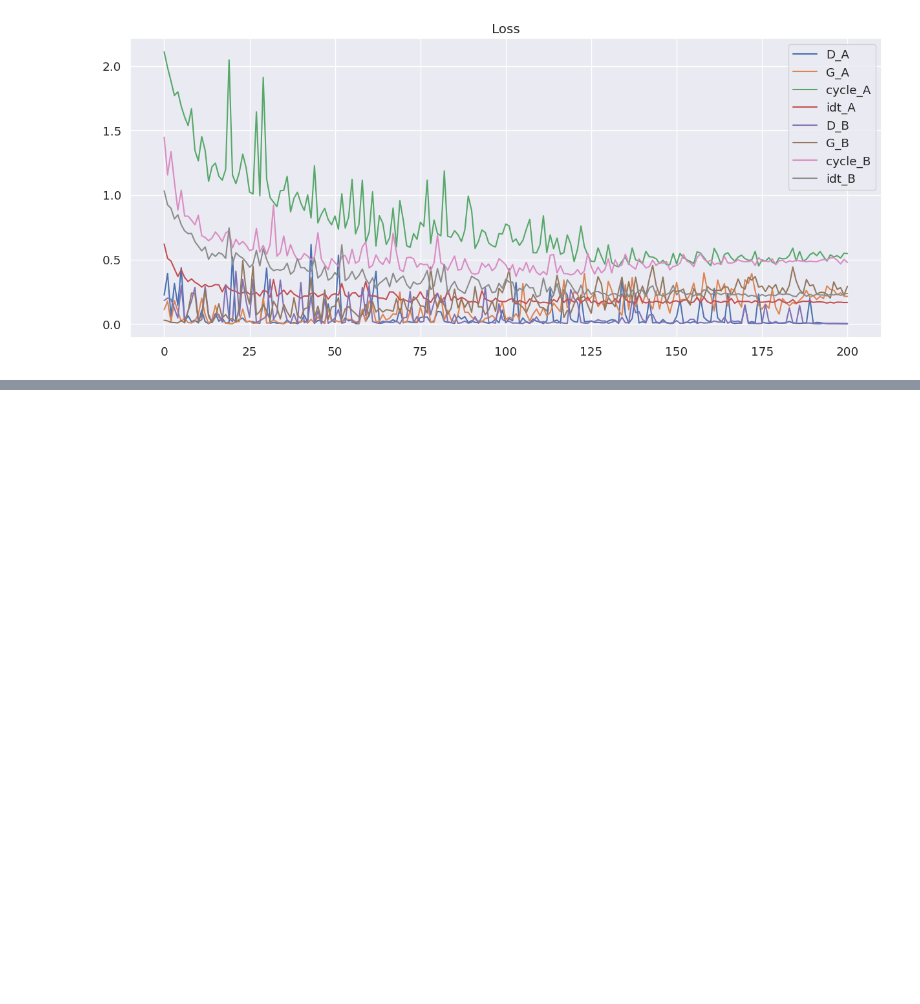
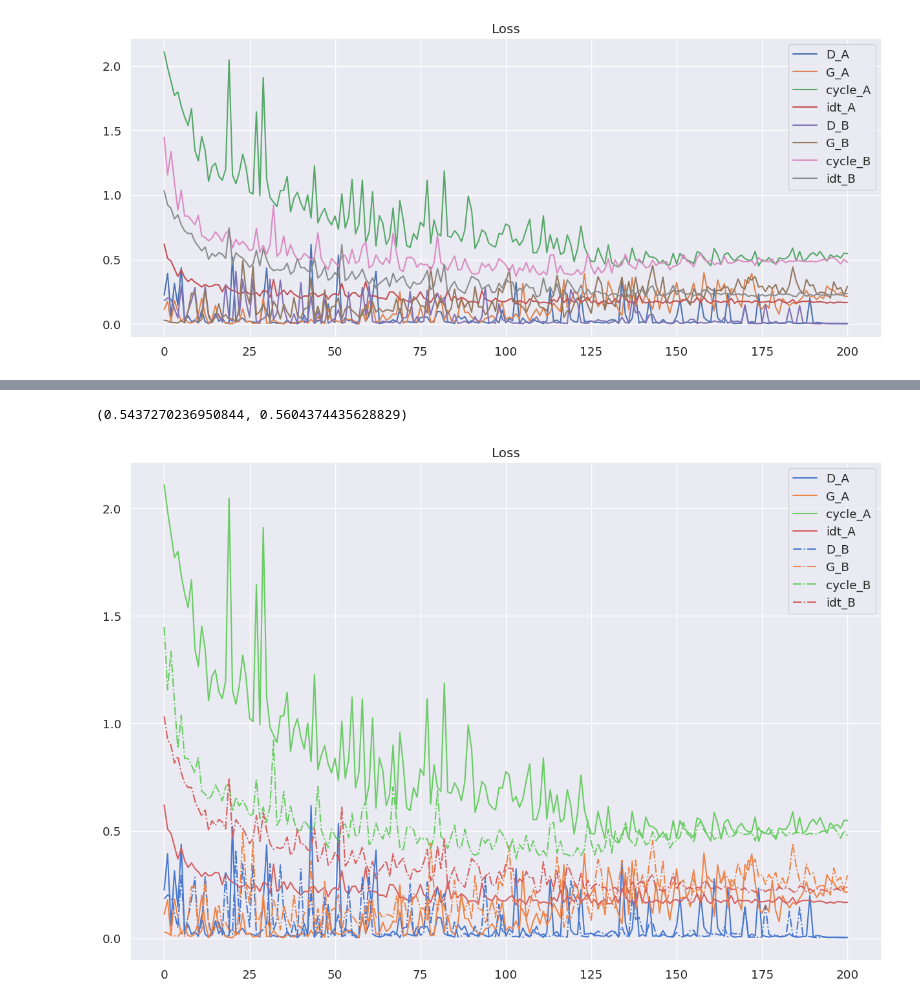
Before and after one commit to vikhrovvs/course_cvdl, a Jupyter notebook: task_project/train notebook.ipynb, the cells around one changed output, grey strips where cells are left out. Cells and saved outputs as stored; diff of their text form; code cells hidden in the pictures; blank space fills up the shorter version.

Commit message:
results, visualization

```diff
--- a/task_project/train notebook.ipynb
+++ b/task_project/train notebook.ipynb
@@ -893,0 +895,21 @@ train_acc = np.mean(acc)
+# %%
+test_acc, train_acc
+# %% [output]
+(0.5437270236950844, 0.5604374435628829)
+# %%
+colors = defaultdict(lambda: sns.color_palette("muted")[len(colors)])
+
+def get_params(name):
+    loss = name[:name.find('_')]
+    color = colors[loss]
+    ls = '-' if name.endswith('A') else '-.'
+    return {'color' : color, 'ls' : ls}
+# %%
+plt.figure(figsize=(15, 10))
+for item in losses:
+    plt.plot(losses[item], label=item, **get_params(item))
+plt.title('Loss')
+plt.legend(loc=1)
+plt.show()
+# %% [output]
+[figure, added]
```
Also changed, not shown: parts of 18 cells of this notebook.
